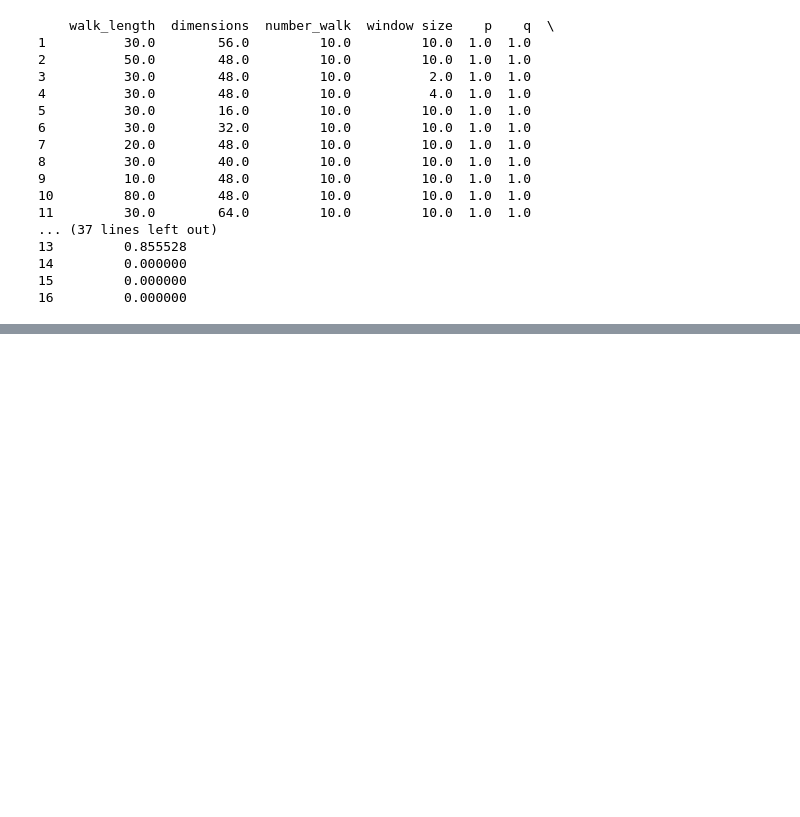
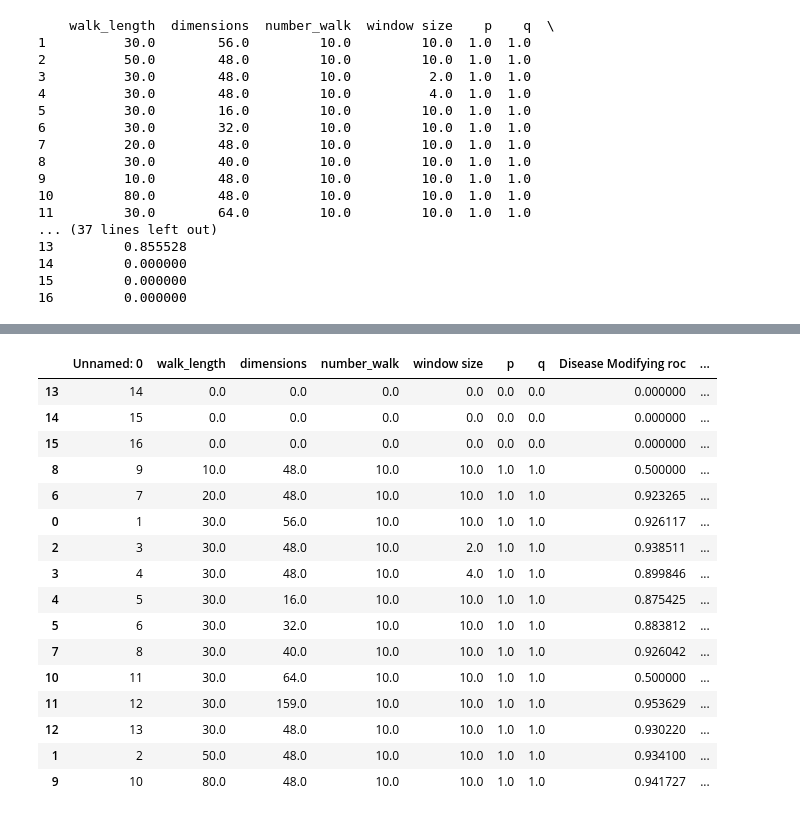
Before and after one commit to drugrelink/drugrelink, a Jupyter notebook: notebooks/plot.ipynb, the cells around one changed output, grey strips where cells are left out. Drawn from its saved outputs; the diff is of its cells as text; code cells hidden in the pictures; blank space fills up the shorter version.

```diff
--- a/notebooks/plot.ipynb
+++ b/notebooks/plot.ipynb
@@ -93,0 +113,23 @@ AttributeError: 'str' object has no attribute 'to_frame'
+# %%
+
+dff=dff.sort_values('walk_length')
+#dff.drop([13,14,15])
+dff
+# %% [output]
+|  | Unnamed: 0 | walk_length | dimensions | number_walk | window size | p | q | Disease Modifying roc | ... |
+| 13 | 14 | 0.0 | 0.0 | 0.0 | 0.0 | 0.0 | 0.0 | 0.000000 | ... |
+| 14 | 15 | 0.0 | 0.0 | 0.0 | 0.0 | 0.0 | 0.0 | 0.000000 | ... |
+| 15 | 16 | 0.0 | 0.0 | 0.0 | 0.0 | 0.0 | 0.0 | 0.000000 | ... |
+| 8 | 9 | 10.0 | 48.0 | 10.0 | 10.0 | 1.0 | 1.0 | 0.500000 | ... |
+| 6 | 7 | 20.0 | 48.0 | 10.0 | 10.0 | 1.0 | 1.0 | 0.923265 | ... |
+| 0 | 1 | 30.0 | 56.0 | 10.0 | 10.0 | 1.0 | 1.0 | 0.926117 | ... |
+| 2 | 3 | 30.0 | 48.0 | 10.0 | 2.0 | 1.0 | 1.0 | 0.938511 | ... |
+| 3 | 4 | 30.0 | 48.0 | 10.0 | 4.0 | 1.0 | 1.0 | 0.899846 | ... |
+| 4 | 5 | 30.0 | 16.0 | 10.0 | 10.0 | 1.0 | 1.0 | 0.875425 | ... |
+| 5 | 6 | 30.0 | 32.0 | 10.0 | 10.0 | 1.0 | 1.0 | 0.883812 | ... |
+| 7 | 8 | 30.0 | 40.0 | 10.0 | 10.0 | 1.0 | 1.0 | 0.926042 | ... |
+| 10 | 11 | 30.0 | 64.0 | 10.0 | 10.0 | 1.0 | 1.0 | 0.500000 | ... |
+| 11 | 12 | 30.0 | 159.0 | 10.0 | 10.0 | 1.0 | 1.0 | 0.953629 | ... |
+| 12 | 13 | 30.0 | 48.0 | 10.0 | 10.0 | 1.0 | 1.0 | 0.930220 | ... |
+| 1 | 2 | 50.0 | 48.0 | 10.0 | 10.0 | 1.0 | 1.0 | 0.934100 | ... |
+| 9 | 10 | 80.0 | 48.0 | 10.0 | 10.0 | 1.0 | 1.0 | 0.941727 | ... |
```
Also changed, not shown: parts of 4 cells of this notebook.
